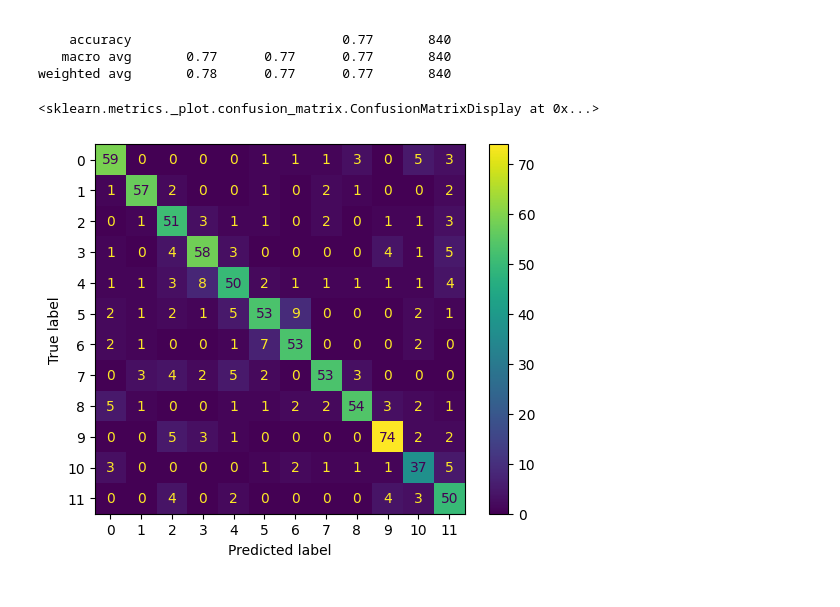
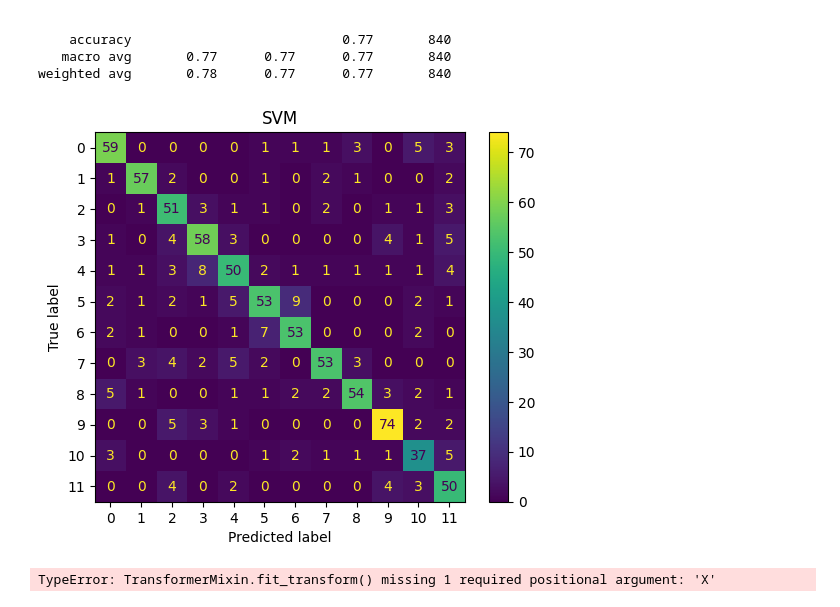
Before and after one commit to alguiguilo098/Trabalho-Final-Inteligencia-Computacional, a Jupyter notebook: main.ipynb, the cells around one changed output. Saved outputs shown, nothing was run; the diff lists cells and outputs as text; code cells hidden in the pictures.

```diff
--- a/main.ipynb
+++ b/main.ipynb
@@ -147,9 +156,23 @@ print(classification_report(ln_y_teste_svm,y_pred=ypredsvmglcm)+"\n")
 weighted avg       0.78      0.77      0.77       840
 # %%
 ConfusionMatrixDisplay.from_predictions(ln_y_teste_svm,y_pred=ypredsvmglcm)
+plt.title("SVM")
+plt.show()
 # %% [output]
-<sklearn.metrics._plot.confusion_matrix.ConfusionMatrixDisplay at 0x...>
-[figure, old version]
+[figure, new version]
+# %%
+
+stand=StandardScaler()
+ipc=PCA(n_components=1)
+max_scaler=MinMaxScaler()
+
+ipc_train=ipc.fit_transform(X_train_knn_model)
+ipc_train=max_scaler.fit_transform(ipc_train)
+trains=stand.fit_transform()
+
+plt.scatter(trains,y_train_knn)
+# %% [output]
+TypeError: TransformerMixin.fit_transform() missing 1 required positional argument: 'X'
 # %%
 pipe_knn=Pipeline(steps=[("scalar",StandardScaler()),
                      ('pca', PCA()),
```
Also changed, not shown: parts of 8 cells of this notebook.
